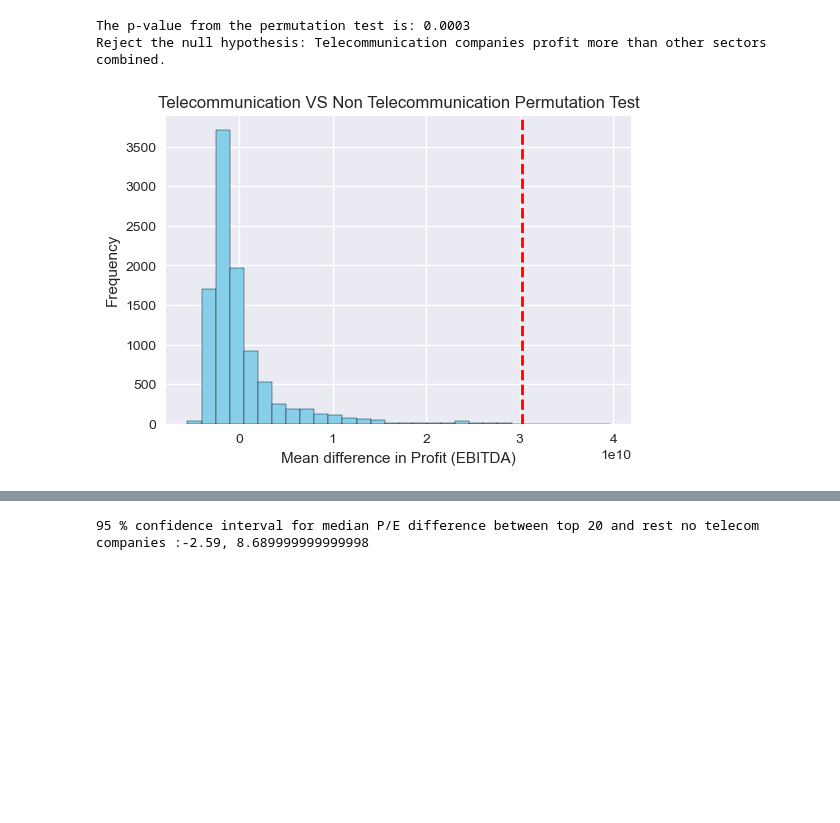
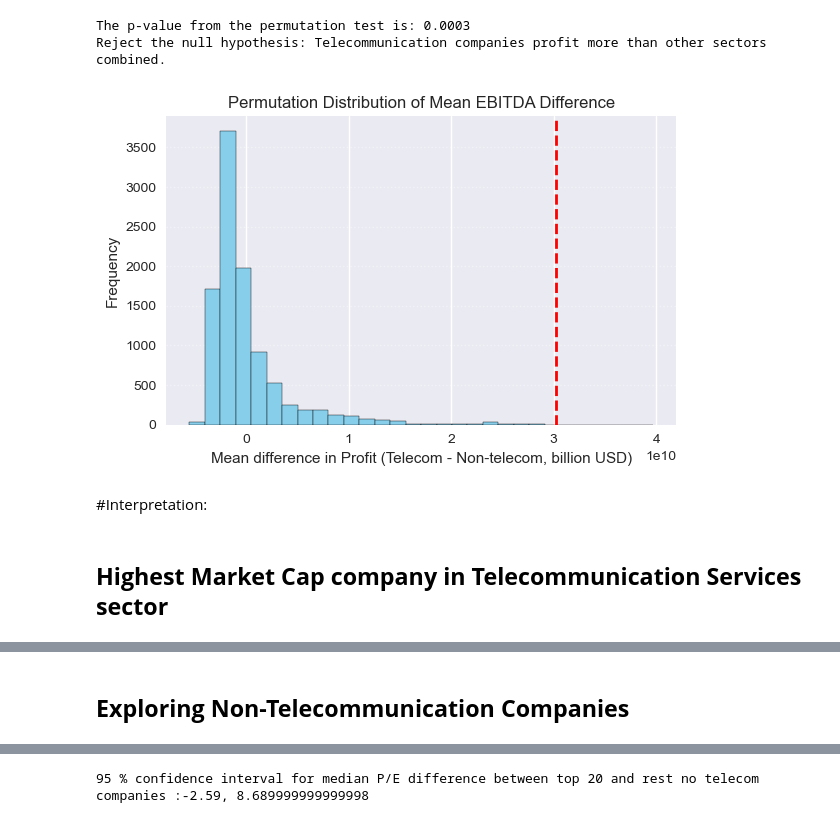
Before and after one commit to kavyakhanna/SP-500-Financial-Analysis, a Jupyter notebook: Analysis.ipynb, the cells around one changed output, grey strips where cells are left out. Cells and saved outputs as stored; diff of their text form; code cells hidden in the pictures; blank space fills up the shorter version.

```diff
--- a/Analysis.ipynb
+++ b/Analysis.ipynb
@@ -153,13 +166,20 @@ Reject the null hypothesis: Telecommunication companies profit more than other s
 # %%
 #plotting
 plt.figure(figsize=(6,4))
 plt.hist(mean_difference, bins=30, color='skyblue',edgecolor='black')
 plt.axvline(observed_diff_perm, color='red', linestyle='dashed', linewidth=2)
-plt.xlabel('Mean difference in Profit (EBITDA)')
+plt.xlabel('Mean difference in Profit (Telecom - Non-telecom, billion USD)')
 plt.ylabel('Frequency')
-plt.title('Telecommunication VS Non Telecommunication Permutation Test')
+
+plt.title('Permutation Distribution of Mean EBITDA Difference')
+plt.grid(axis='y', linestyle=':', alpha=0.4)
+plt.tight_layout()
 plt.show()
 # %% [output]
-[figure, old version]
+[figure, new version]
+# %% [markdown]
+#Interpretation:
+# %% [markdown]
+## **Highest Market Cap company in Telecommunication Services sector**
 # %%
 #find the highest market cap company in tech sector
@@ -172,4 +192,6 @@ tech_companies
 | 58 | T | AT&T Inc | Telecommunication Services | 35.57 | 12.14 | 5.42 | 4.76 | 42.70 | ... |
 | 474 | VZ | Verizon Communications | Telecommunication Services | 49.04 | 13.08 | 4.63 | 7.36 | 54.77 | ... |
 | 99 | CTL | CenturyLink Inc | Telecommunication Services | 16.20 | 8.35 | 12.66 | 1.16 | 27.61 | ... |
+# %% [markdown]
+## **Exploring Non-Telecommunication Companies**
 # %%
```
Also changed, not shown: parts of 12 cells of this notebook.
